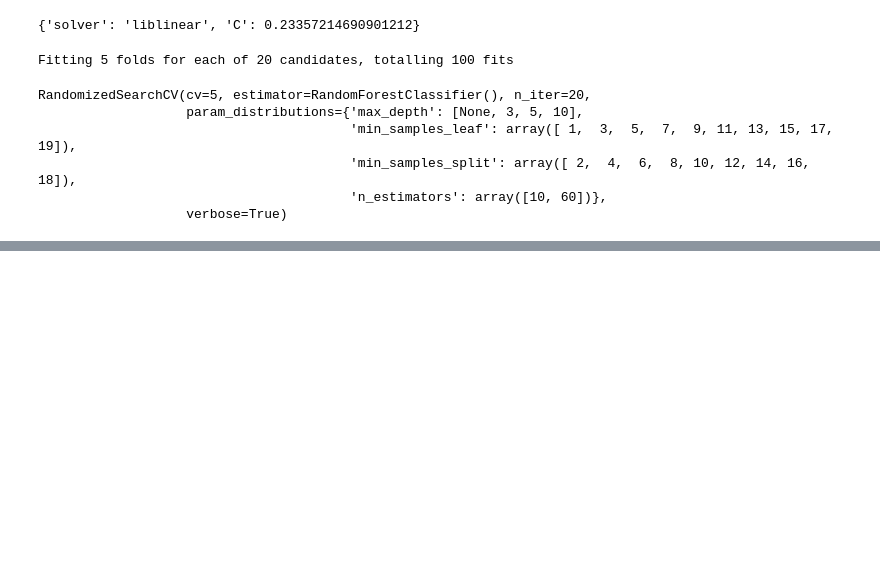
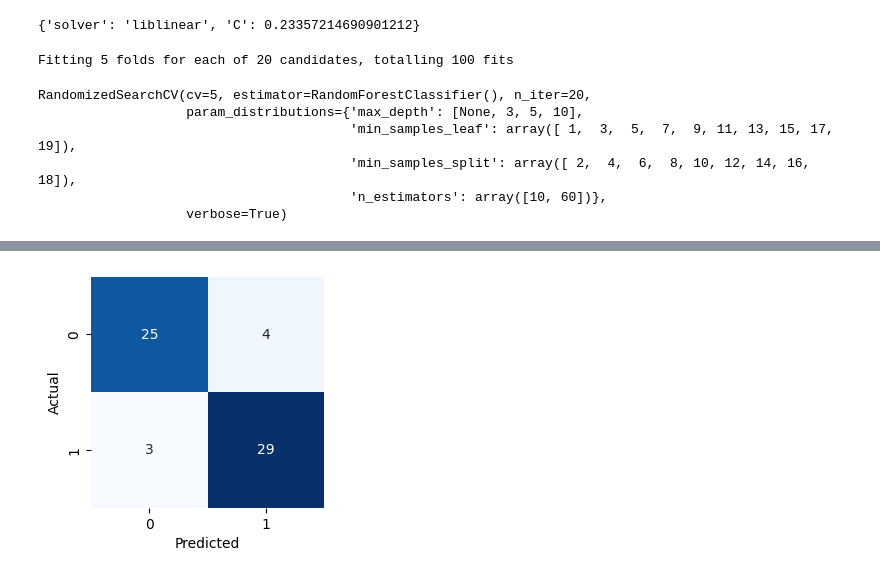
Before and after one commit to abdrhmnre/End-to-end-Heart-Disease-Machine-Learning-project, a Jupyter notebook: workspace/project.ipynb, the cells around one changed output, grey strips where cells are left out. Cells and saved outputs as stored; diff of their text form; code cells hidden in the pictures; blank space fills up the shorter version.

```diff
--- a/workspace/project.ipynb
+++ b/workspace/project.ipynb
@@ -236,0 +321,24 @@ RandomizedSearchCV(cv=5, estimator=RandomForestClassifier(), n_iter=20,
+# %%
+import matplotlib.pyplot as plt
+import seaborn as sns
+from sklearn.metrics import confusion_matrix
+
+def plot_conf_mat(y_test, y_preds):
+    fig, ax = plt.subplots(figsize=(3, 3))
+
+    # رسم مصفوفة الارتباك باستخدام heatmap
+    sns.heatmap(confusion_matrix(y_test, y_preds),
+                annot=True,  # إضافة الأرقام على المصفوفة
+                fmt='d',      # التنسيق كأرقام صحيحة
+                cmap='Blues', # اللون الأزرق للمخطط
+                cbar=False,   # إخفاء شريط الألوان
+                ax=ax)        # المحور (ax)
+
+    plt.ylabel('Actual')
+    plt.xlabel('Predicted')
+    plt.show()
+
+# استدعاء الدالة مع القيم الحقيقية والمتوقعة
+plot_conf_mat(y_test, y_preds)
+# %% [output]
+[figure, added]
```
Also changed, not shown: parts of 24 cells of this notebook.
